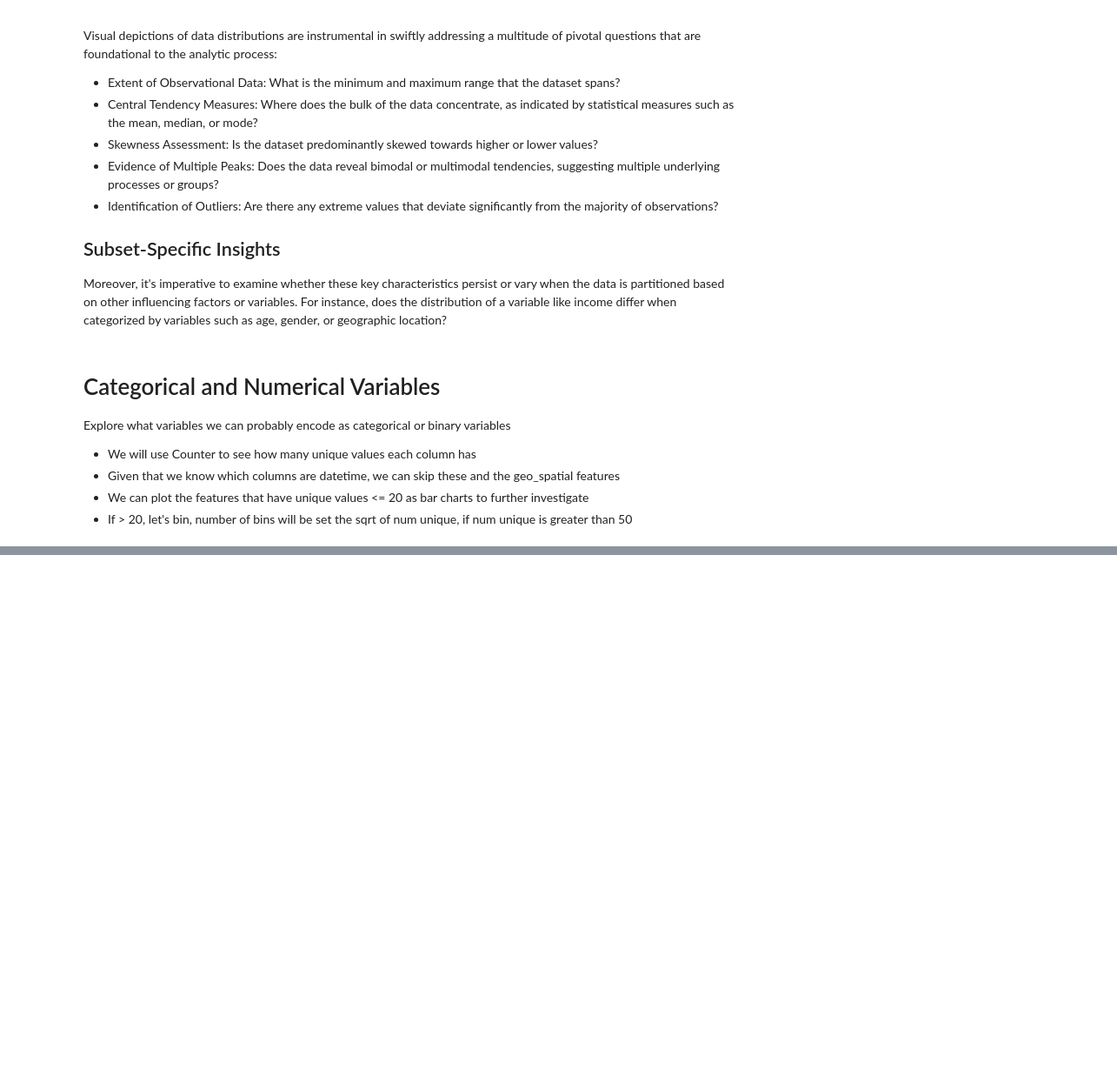
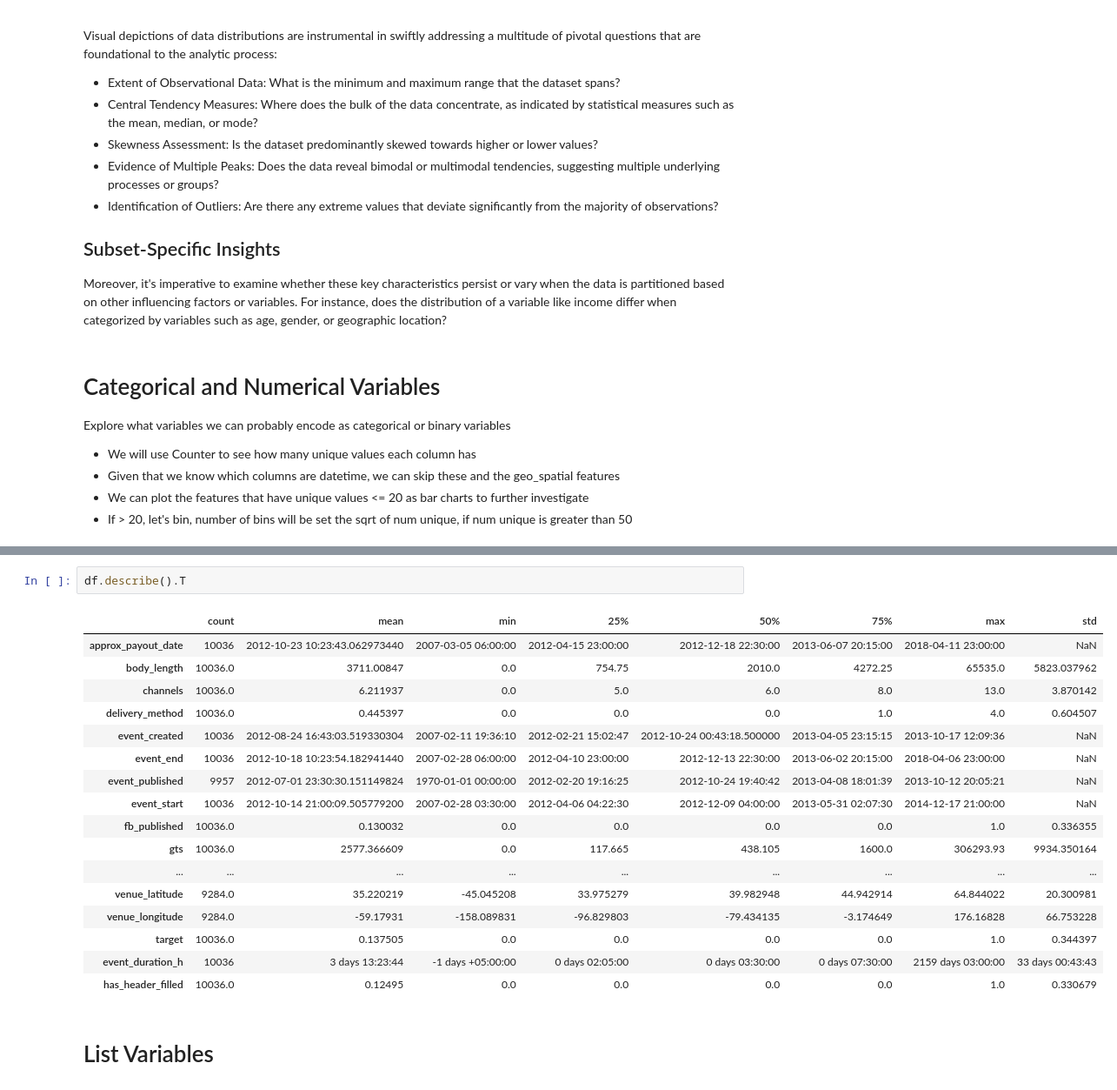
Before and after one commit to RodrigoGonzalez/transaction-risk-profiler, a Jupyter notebook: notebooks/0_EDA.ipynb, the cells around one changed output, grey strips where cells are left out. Shown at 87% size. Drawn from its saved outputs; the diff is of its cells as text; blank space fills up the shorter version.

```diff
--- a/notebooks/0_EDA.ipynb
+++ b/notebooks/0_EDA.ipynb
@@ -288,0 +367,22 @@ Charting Column 13: fb_published
+# %%
+df.describe().T
+# %% [output]
+|  | count | mean | min | 25% | 50% | 75% | max | std |
+| approx_payout_date | 10036 | 2012-10-23 10:23:43.062973440 | 2007-03-05 06:00:00 | 2012-04-15 23:00:00 | 2012-12-18 22:30:00 | 2013-06-07 20:15:00 | 2018-04-11 23:00:00 | NaN |
+| body_length | 10036.0 | 3711.00847 | 0.0 | 754.75 | 2010.0 | 4272.25 | 65535.0 | 5823.037962 |
+| channels | 10036.0 | 6.211937 | 0.0 | 5.0 | 6.0 | 8.0 | 13.0 | 3.870142 |
+| delivery_method | 10036.0 | 0.445397 | 0.0 | 0.0 | 0.0 | 1.0 | 4.0 | 0.604507 |
+| event_created | 10036 | 2012-08-24 16:43:03.519330304 | 2007-02-11 19:36:10 | 2012-02-21 15:02:47 | 2012-10-24 00:43:18.500000 | 2013-04-05 23:15:15 | 2013-10-17 12:09:36 | NaN |
+| event_end | 10036 | 2012-10-18 10:23:54.182941440 | 2007-02-28 06:00:00 | 2012-04-10 23:00:00 | 2012-12-13 22:30:00 | 2013-06-02 20:15:00 | 2018-04-06 23:00:00 | NaN |
+| event_published | 9957 | 2012-07-01 23:30:30.151149824 | 1970-01-01 00:00:00 | 2012-02-20 19:16:25 | 2012-10-24 19:40:42 | 2013-04-08 18:01:39 | 2013-10-12 20:05:21 | NaN |
+| event_start | 10036 | 2012-10-14 21:00:09.505779200 | 2007-02-28 03:30:00 | 2012-04-06 04:22:30 | 2012-12-09 04:00:00 | 2013-05-31 02:07:30 | 2014-12-17 21:00:00 | NaN |
+| fb_published | 10036.0 | 0.130032 | 0.0 | 0.0 | 0.0 | 0.0 | 1.0 | 0.336355 |
+| gts | 10036.0 | 2577.366609 | 0.0 | 117.665 | 438.105 | 1600.0 | 306293.93 | 9934.350164 |
+| ... | ... | ... | ... | ... | ... | ... | ... | ... |
+| venue_latitude | 9284.0 | 35.220219 | -45.045208 | 33.975279 | 39.982948 | 44.942914 | 64.844022 | 20.300981 |
+| venue_longitude | 9284.0 | -59.17931 | -158.089831 | -96.829803 | -79.434135 | -3.174649 | 176.16828 | 66.753228 |
+| target | 10036.0 | 0.137505 | 0.0 | 0.0 | 0.0 | 0.0 | 1.0 | 0.344397 |
+| event_duration_h | 10036 | 3 days 13:23:44 | -1 days +05:00:00 | 0 days 02:05:00 | 0 days 03:30:00 | 0 days 07:30:00 | 2159 days 03:00:00 | 33 days 00:43:43 |
+| has_header_filled | 10036.0 | 0.12495 | 0.0 | 0.0 | 0.0 | 0.0 | 1.0 | 0.330679 |
+# %% [markdown]
+# List Variables
```
Also changed, not shown: parts of 11 cells of this notebook, 2 other files.
